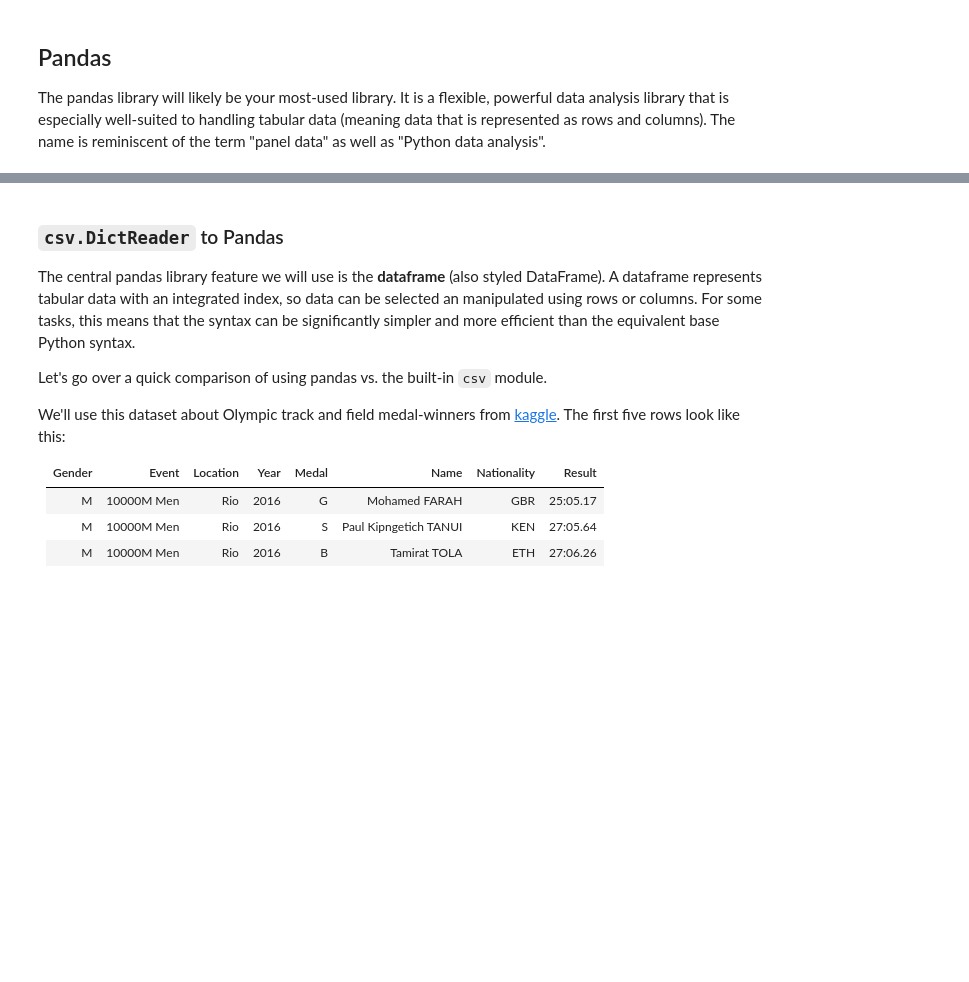
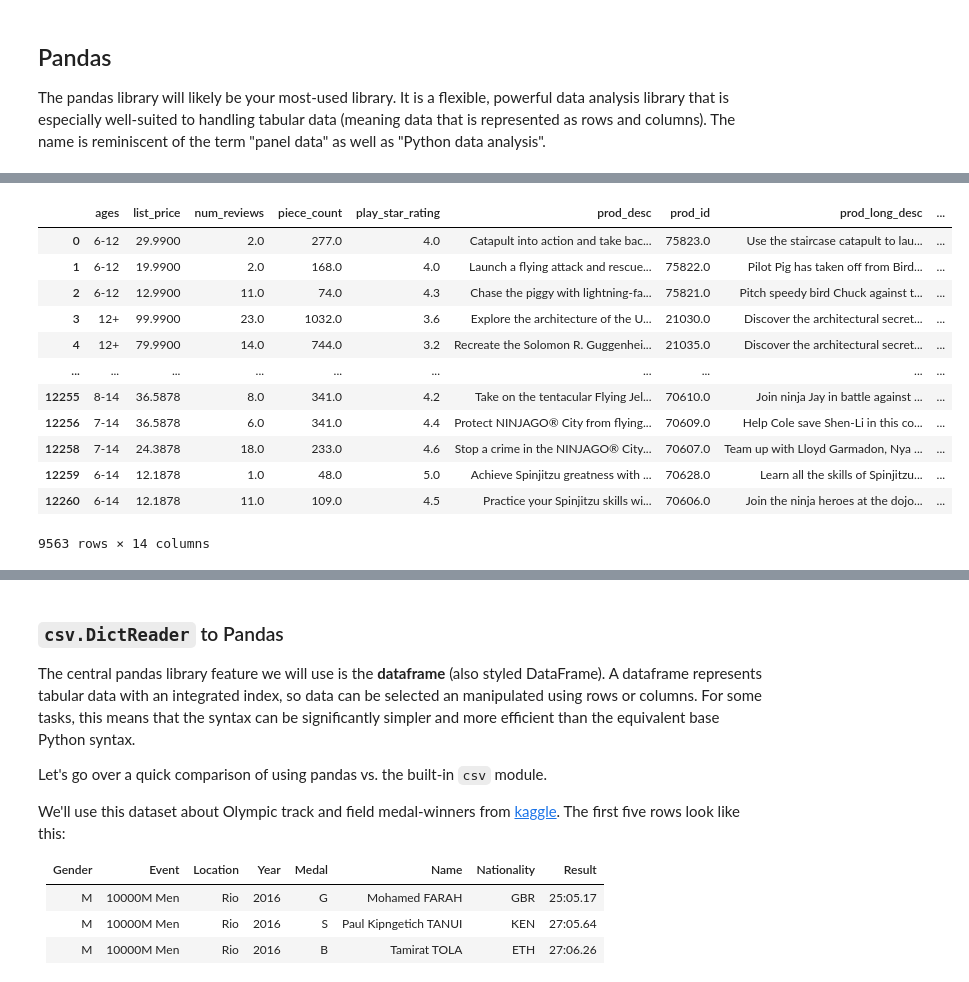
Before and after one commit to CSC-122/lab7-substitution-cipher-Atonnesen, a Jupyter notebook: Pandas_In_Class_Notebook.ipynb, the cells around one changed output, grey strips where cells are left out. Drawn from its saved outputs; the diff is of its cells as text; code cells hidden in the pictures; blank space fills up the shorter version.

```diff
--- a/Pandas_In_Class_Notebook.ipynb
+++ b/Pandas_In_Class_Notebook.ipynb
@@ -22,3 +22,7 @@ Luckily one of the great benefits of the Python language is that it has a very a
 
 
 The pandas library will likely be your most-used library. It is a flexible, powerful data analysis library that is especially well-suited to handling tabular data (meaning data that is represented as rows and columns). The name is reminiscent of the term "panel data" as well as "Python data analysis".
+# %%
+import pandas as pd
+legos = pd.read_csv('/content/drive/MyDrive/DATA/lego_sets.csv')
+legos.head
@@ -24,0 +77,16 @@ The pandas library will likely be your most-used library. It is a flexible, powe
+# %%
+legos[legos['star_rating']>=4]
+# %% [output]
+|  | ages | list_price | num_reviews | piece_count | play_star_rating | prod_desc | prod_id | prod_long_desc | ... |
+| 0 | 6-12 | 29.9900 | 2.0 | 277.0 | 4.0 | Catapult into action and take bac... | 75823.0 | Use the staircase catapult to lau... | ... |
+| 1 | 6-12 | 19.9900 | 2.0 | 168.0 | 4.0 | Launch a flying attack and rescue... | 75822.0 | Pilot Pig has taken off from Bird... | ... |
+| 2 | 6-12 | 12.9900 | 11.0 | 74.0 | 4.3 | Chase the piggy with lightning-fa... | 75821.0 | Pitch speedy bird Chuck against t... | ... |
+| 3 | 12+ | 99.9900 | 23.0 | 1032.0 | 3.6 | Explore the architecture of the U... | 21030.0 | Discover the architectural secret... | ... |
+| 4 | 12+ | 79.9900 | 14.0 | 744.0 | 3.2 | Recreate the Solomon R. Guggenhei... | 21035.0 | Discover the architectural secret... | ... |
+| ... | ... | ... | ... | ... | ... | ... | ... | ... | ... |
+| 12255 | 8-14 | 36.5878 | 8.0 | 341.0 | 4.2 | Take on the tentacular Flying Jel... | 70610.0 | Join ninja Jay in battle against ... | ... |
+| 12256 | 7-14 | 36.5878 | 6.0 | 341.0 | 4.4 | Protect NINJAGO® City from flying... | 70609.0 | Help Cole save Shen-Li in this co... | ... |
+| 12258 | 7-14 | 24.3878 | 18.0 | 233.0 | 4.6 | Stop a crime in the NINJAGO® City... | 70607.0 | Team up with Lloyd Garmadon, Nya ... | ... |
+| 12259 | 6-14 | 12.1878 | 1.0 | 48.0 | 5.0 | Achieve Spinjitzu greatness with ... | 70628.0 | Learn all the skills of Spinjitzu... | ... |
+| 12260 | 6-14 | 12.1878 | 11.0 | 109.0 | 4.5 | Practice your Spinjitzu skills wi... | 70606.0 | Join the ninja heroes at the dojo... | ... |
+9563 rows × 14 columns
```
Also changed, not shown: parts of 8 cells of this notebook.
